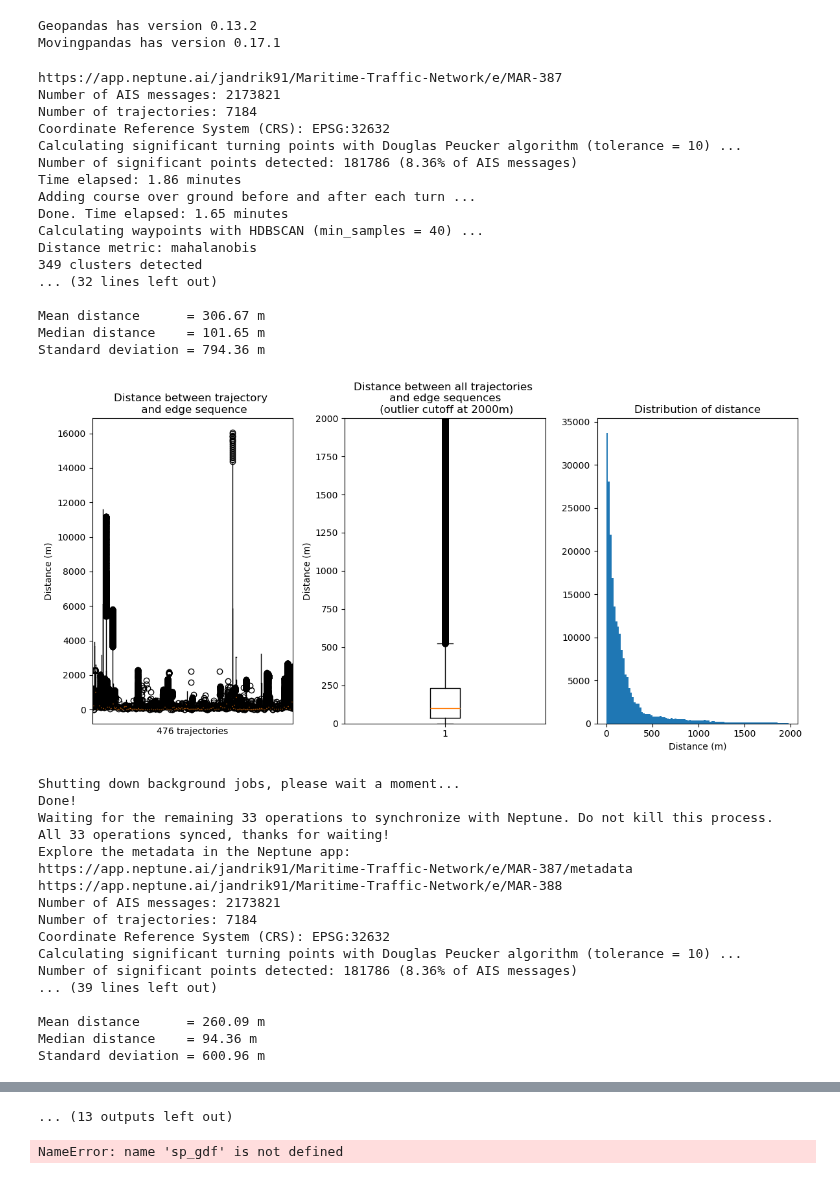
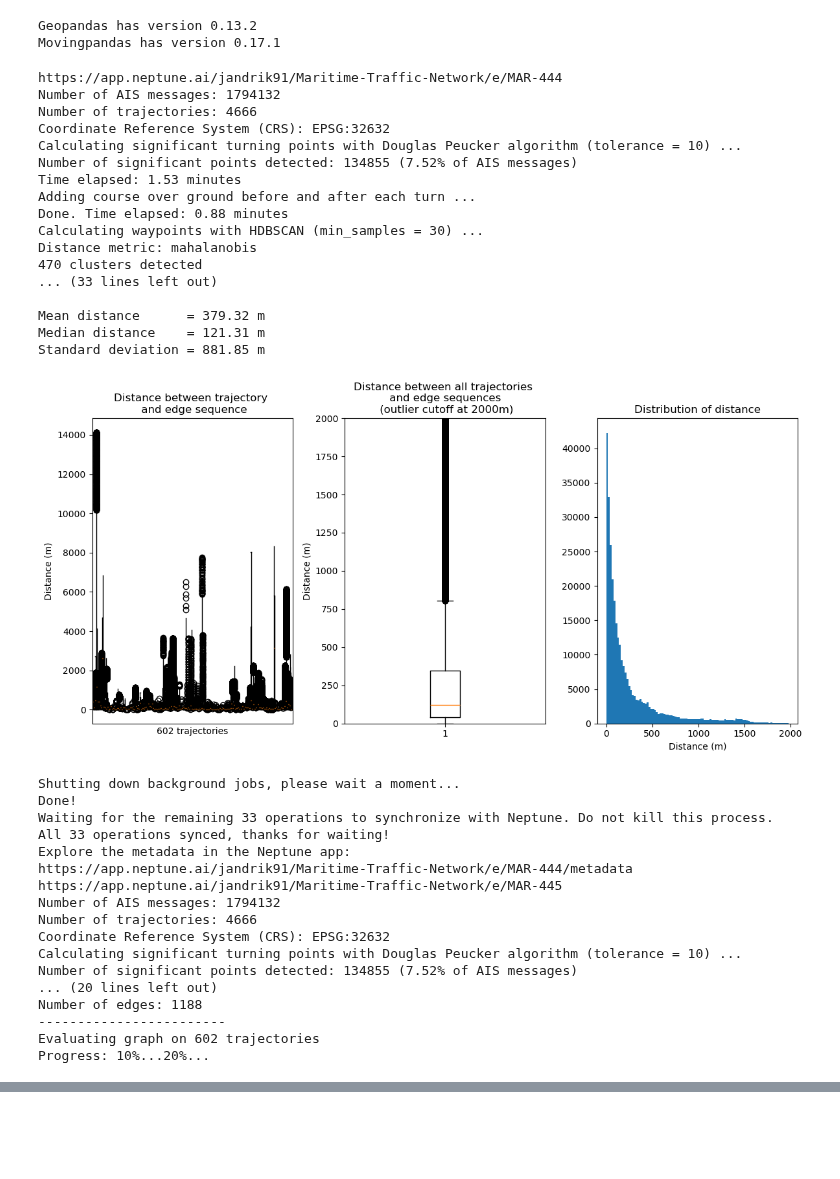
Before and after one commit to vhffm/maritime_route_prediction, a Jupyter notebook: notebooks/10_parameters_grid_search.ipynb, the cells around one changed output, grey strips where cells are left out. Cells and saved outputs as stored; diff of their text form; code cells hidden in the pictures; blank space fills up the shorter version.

```diff
--- a/notebooks/10_parameters_grid_search.ipynb
+++ b/notebooks/10_parameters_grid_search.ipynb
@@ -35,10 +35,10 @@ from maritime_traffic_network import MaritimeTrafficNetwork
 # %%
 # load data for network creation
 # read data from file
-datasize = 'full'
-location = 'oslo'
-data_date = '202208'
-eval_date = '202209'
+datasize = '2M'
+location = 'stavanger'
+data_date = '202204'
+eval_date = '202205'
 
 orig_filename = '../data/processed/'+data_date+'_points_'+location+'_cleaned_meta_'+datasize+'_dualSplit_2.parquet'
 gdf = gpd.read_parquet(orig_filename)
@@ -58,7 +58,7 @@ all_test_trajectories = mpd.TrajectoryCollection(test_gdf, traj_id_col='mmsi', o
 # select evaluation data
 selection_start = 0
 selection_end = len(all_test_trajectories)
-selection_step = 15
+selection_step = 25
 selection = np.arange(selection_start, selection_end, selection_step)
 n_trajectories = len(selection)
 mmsis = test_gdf.mmsi.unique()[selection]
@@ -69,7 +69,7 @@ test_trajectories = all_test_trajectories.filter('mmsi', mmsis.tolist())
 #sp_gdf.to_crs(crs, inplace=True)  # Transformation
 # %%
 # make experiments
-vals_ms = [40, 35, 30, 25, 22, 20, 18, 16, 15, 14, 12, 10]
+vals_ms = [30, 35]
 vals_DP = []
 vals_v34 = []
 vals_v5 = []
@@ -137,64 +137,64 @@ for i in range (0, len(vals_ms)):
 
     # save experiment
     run["model"]=model
-    run["algorithm"]='V6.0(SSPD)'
+    run["algorithm"]='V7.0(SSPD)'
     run["n_points"]=len(network.gdf)
     run["n_nodes"]=network.G_pruned.number_of_nodes()
     run["n_edges"]=network.G_pruned.number_of_edges()
     run["n_isolated"]=nx.number_of_isolates(network.G_pruned)
     run["merge_stops"] = merge_stops
     run["merge_stops_speed"] = merge_stops_speed
     run["pruning"] = pruning
 
     params = network.hyperparameters
     params['clustering_metric_V_coord'] = params['clustering_metric_V'][0][0]
     params['clustering_metric_V_cog'] = params['clustering_metric_V'][2][2]
     params['clustering_metric_V_speed'] = params['clustering_metric_V'][4][4]
     run["parameters"] = params
 
     run["test_data"] = {'eval_file':eval_file,
                         'selection_start':selection_start,
                         'selection_end':selection_end,
                         'selection_step':selection_step,
                         'n_trajectories':n_trajectories}
 
     run["plot"].upload(fig)
     run["summary"] = summary
 
     run.stop()
 # %% [output]
-https://app.neptune.ai/jandrik91/Maritime-Traffic-Network/e/MAR-387
-Number of AIS messages: 2173821
-Number of trajectories: 7184
+https://app.neptune.ai/jandrik91/Maritime-Traffic-Network/e/MAR-444
+Number of AIS messages: 1794132
+Number of trajectories: 4666
 Coordinate Reference System (CRS): EPSG:32632
 Calculating significant turning points with Douglas Peucker algorithm (tolerance = 10) ...
-Number of significant points detected: 181786 (8.36% of AIS messages)
-Time elapsed: 1.86 minutes
+Number of significant points detected: 134855 (7.52% of AIS messages)
+Time elapsed: 1.53 minutes
 Adding course over ground before and after each turn ...
-Done. Time elapsed: 1.65 minutes
-Calculating waypoints with HDBSCAN (min_samples = 40) ...
+Done. Time elapsed: 0.88 minutes
+Calculating waypoints with HDBSCAN (min_samples = 30) ...
 Distance metric: mahalanobis
-349 clusters detected
-... (32 lines left out)
+470 clusters detected
+... (33 lines left out)
 
-Mean distance      = 306.67 m
-Median distance    = 101.65 m
-Standard deviation = 794.36 m
+Mean distance      = 379.32 m
+Median distance    = 121.31 m
+Standard deviation = 881.85 m
-[figure, old version]
+[figure, new version]
 Shutting down background jobs, please wait a moment...
 Done!
 Waiting for the remaining 33 operations to synchronize with Neptune. Do not kill this process.
 All 33 operations synced, thanks for waiting!
 Explore the metadata in the Neptune app:
-https://app.neptune.ai/jandrik91/Maritime-Traffic-Network/e/MAR-387/metadata
-https://app.neptune.ai/jandrik91/Maritime-Traffic-Network/e/MAR-388
-Number of AIS messages: 2173821
-Number of trajectories: 7184
+https://app.neptune.ai/jandrik91/Maritime-Traffic-Network/e/MAR-444/metadata
+https://app.neptune.ai/jandrik91/Maritime-Traffic-Network/e/MAR-445
+Number of AIS messages: 1794132
+Number of trajectories: 4666
 Coordinate Reference System (CRS): EPSG:32632
 Calculating significant turning points with Douglas Peucker algorithm (tolerance = 10) ...
-Number of significant points detected: 181786 (8.36% of AIS messages)
-... (39 lines left out)
-
-Mean distance      = 260.09 m
-Median distance    = 94.36 m
-Standard deviation = 600.96 m
+Number of significant points detected: 134855 (7.52% of AIS messages)
+... (20 lines left out)
+Number of edges: 1188
+------------------------
+Evaluating graph on 602 trajectories
+Progress: 10%...20%...
@@ -274,10 +201,5 @@ Standard deviation = 687.10 m
-... (13 outputs left out)
 # %%
 # save network as pickle object
 #fileObj = open('../data/interim/202204_waypoints_DP10_HDBSCAN15_stavanger_full_UTM.obj', 'wb')
 #pickle.dump(network, fileObj)
 #fileObj.close()
-# %%
-sp_gdf
-# %% [output]
-NameError: name 'sp_gdf' is not defined
```
Also changed, not shown: parts of 1 cell of this notebook, 19 other files.
